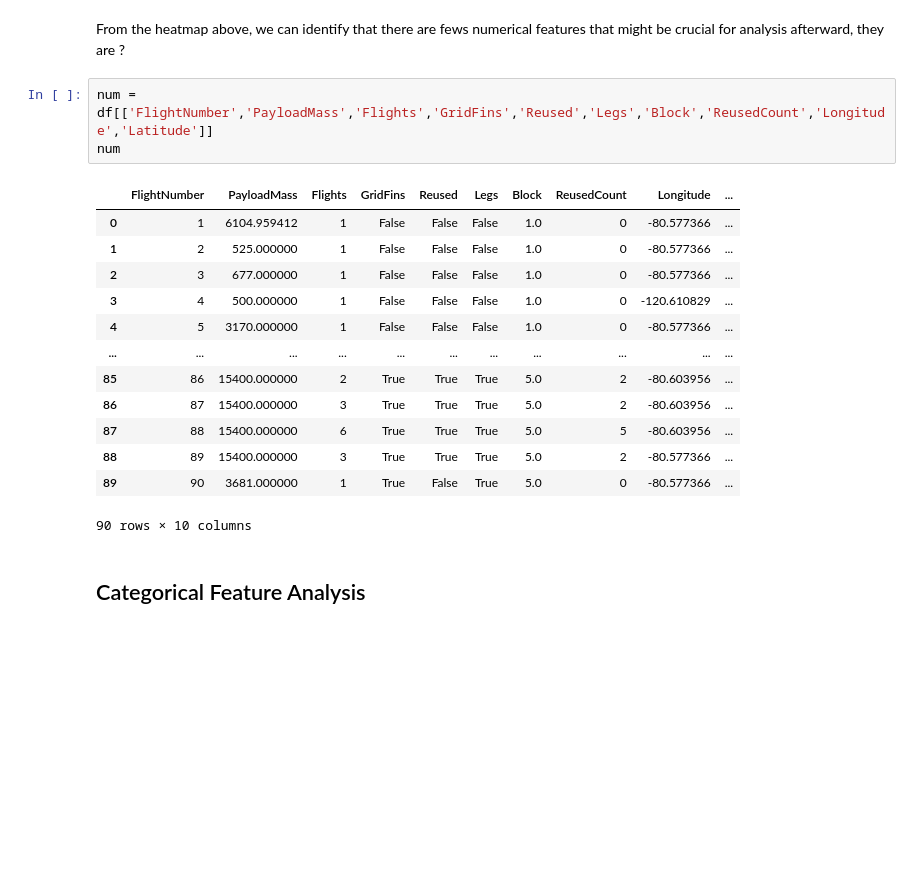
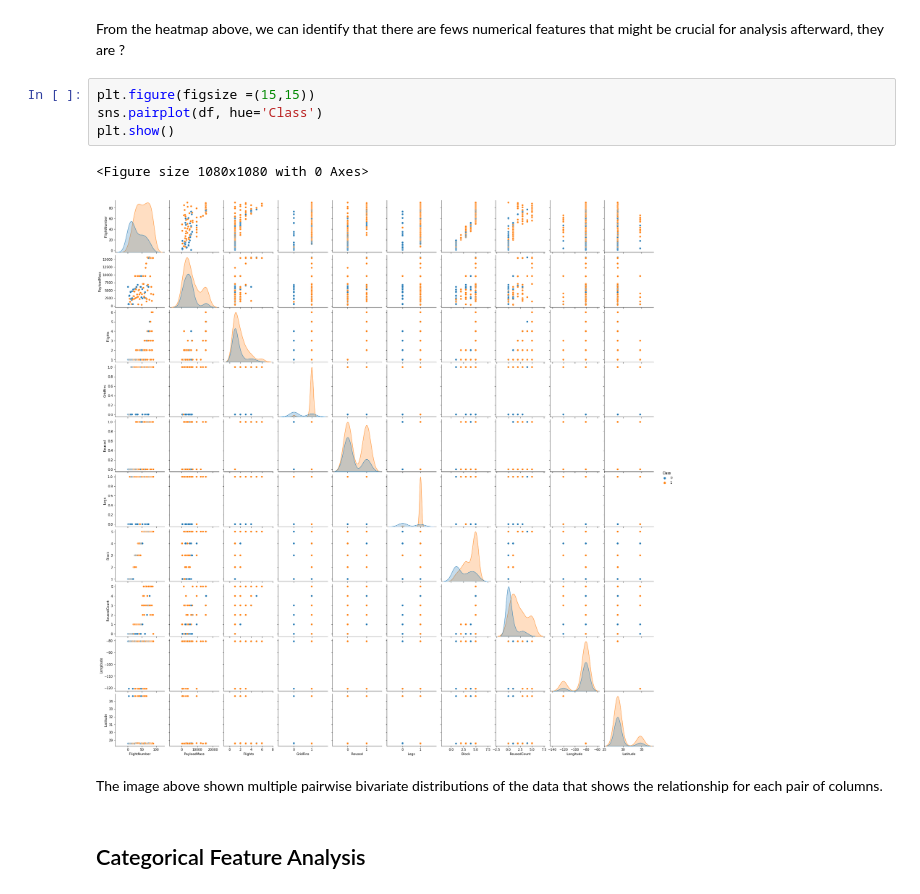
Before and after one commit to chiakl/spacex, a Jupyter notebook: spacex.ipynb, the cells around one changed output. Cells and saved outputs as stored; diff of their text form; blank space fills up the shorter version.

```diff
--- a/spacex.ipynb
+++ b/spacex.ipynb
@@ -152,22 +169,14 @@ Text(0.5, 1.0, 'Correlation matrix & Heatmap')
 # %% [markdown]
 From the heatmap above, we can identify that there are fews numerical features that might be crucial for analysis afterward, they are ?
-# %%
-num = df[['FlightNumber','PayloadMass','Flights','GridFins','Reused','Legs','Block','ReusedCount','Longitude','Latitude']]
-num
-# %% [output]
-|  | FlightNumber | PayloadMass | Flights | GridFins | Reused | Legs | Block | ReusedCount | Longitude | ... |
-| 0 | 1 | 6104.959412 | 1 | False | False | False | 1.0 | 0 | -80.577366 | ... |
-| 1 | 2 | 525.000000 | 1 | False | False | False | 1.0 | 0 | -80.577366 | ... |
-| 2 | 3 | 677.000000 | 1 | False | False | False | 1.0 | 0 | -80.577366 | ... |
-| 3 | 4 | 500.000000 | 1 | False | False | False | 1.0 | 0 | -120.610829 | ... |
-| 4 | 5 | 3170.000000 | 1 | False | False | False | 1.0 | 0 | -80.577366 | ... |
-| ... | ... | ... | ... | ... | ... | ... | ... | ... | ... | ... |
-| 85 | 86 | 15400.000000 | 2 | True | True | True | 5.0 | 2 | -80.603956 | ... |
-| 86 | 87 | 15400.000000 | 3 | True | True | True | 5.0 | 2 | -80.603956 | ... |
-| 87 | 88 | 15400.000000 | 6 | True | True | True | 5.0 | 5 | -80.603956 | ... |
-| 88 | 89 | 15400.000000 | 3 | True | True | True | 5.0 | 2 | -80.577366 | ... |
-| 89 | 90 | 3681.000000 | 1 | True | False | True | 5.0 | 0 | -80.577366 | ... |
-90 rows × 10 columns
+# %%
+plt.figure(figsize =(15,15))
+sns.pairplot(df, hue='Class')
+plt.show()
+# %% [output]
+<Figure size 1080x1080 with 0 Axes>
+[figure, added]
+# %% [markdown]
+The image above shown multiple pairwise bivariate distributions of the data that shows the relationship for each pair of columns.
 # %% [markdown]
 ## Categorical Feature Analysis
 # %%
```
Also changed, not shown: parts of 7 cells of this notebook.
